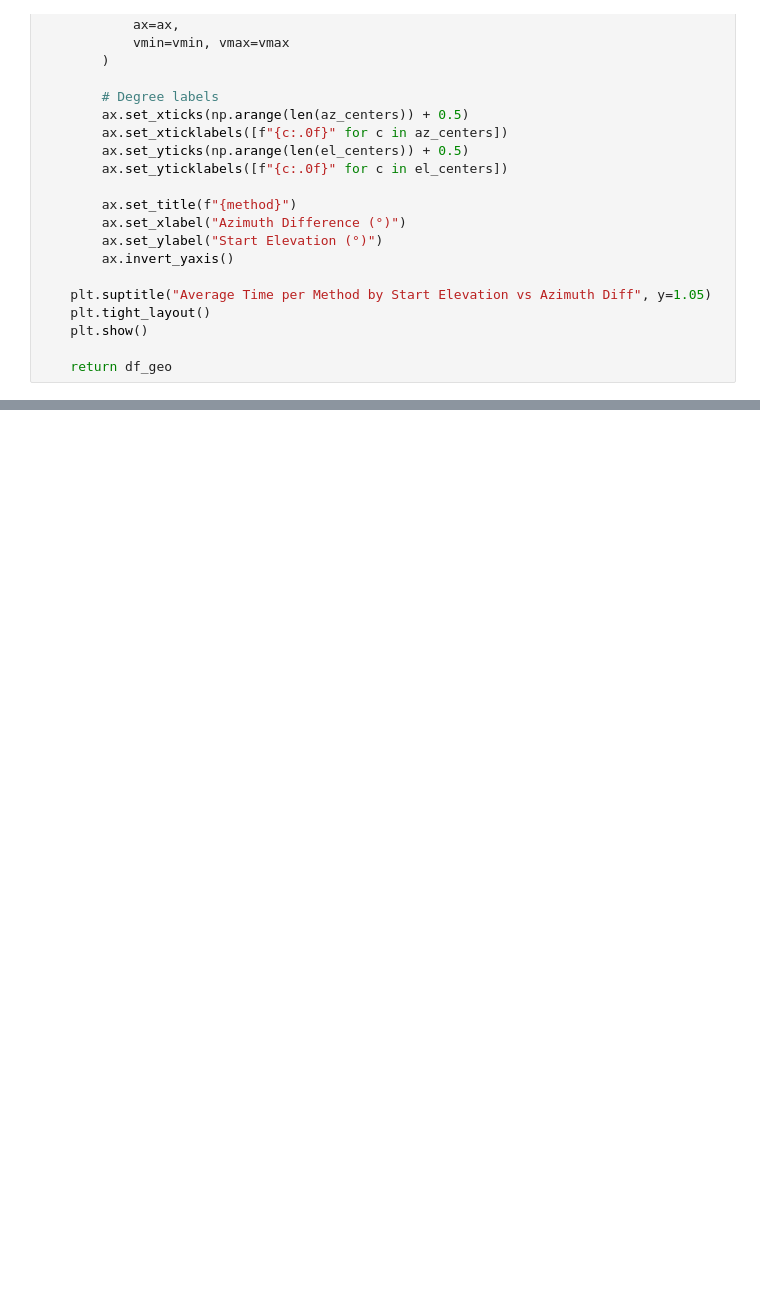
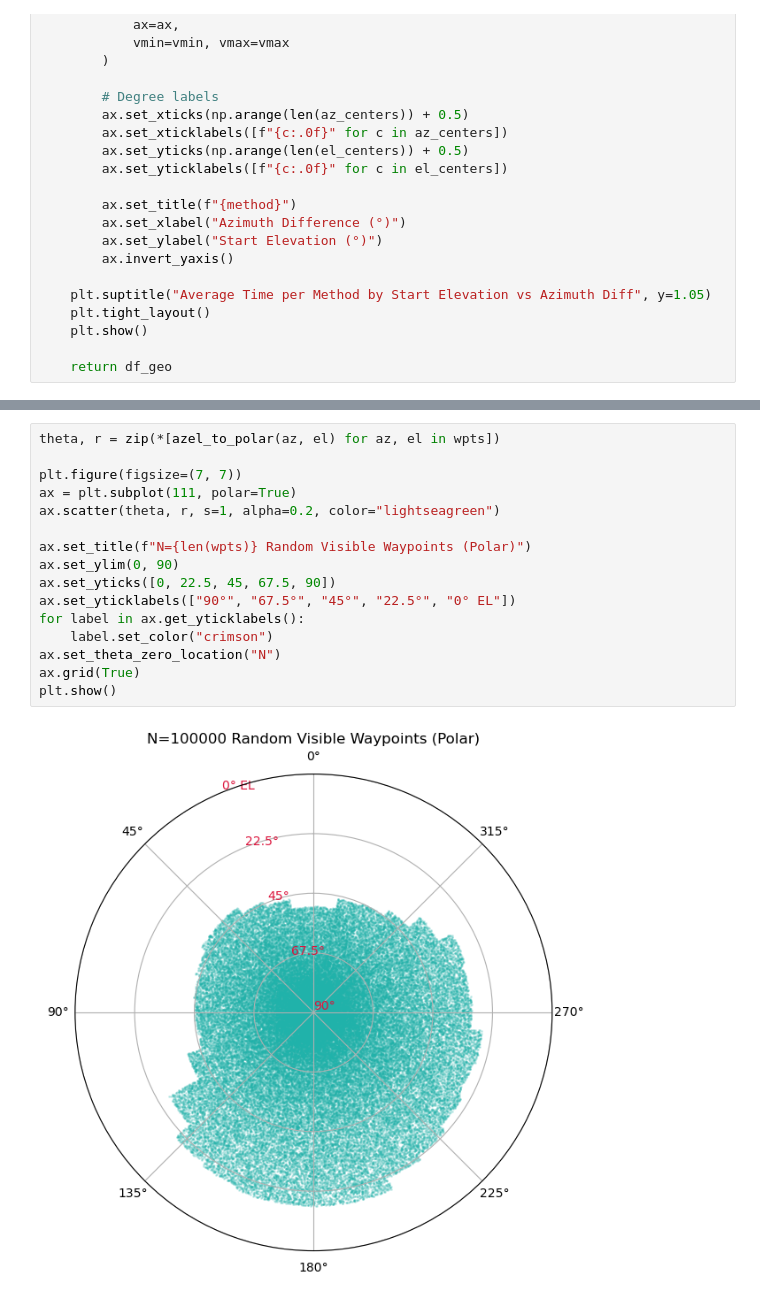
Before and after one commit to S-Wimmer1/Going-the-short-way, a Jupyter notebook: radtel2.0.ipynb, the cells around one changed output, grey strips where cells are left out. Saved outputs shown, nothing was run; the diff lists cells and outputs as text; blank space fills up the shorter version.

```diff
--- a/radtel2.0.ipynb
+++ b/radtel2.0.ipynb
@@ -1061,0 +1109,18 @@ fastest_method_heatmap(df_rand, bins_az=40, bins_el=15)
+# %%
+theta, r = zip(*[azel_to_polar(az, el) for az, el in wpts])
+
+plt.figure(figsize=(7, 7))
+ax = plt.subplot(111, polar=True)
+ax.scatter(theta, r, s=1, alpha=0.2, color="lightseagreen")
+
+ax.set_title(f"N={len(wpts)} Random Visible Waypoints (Polar)")
+ax.set_ylim(0, 90)
+ax.set_yticks([0, 22.5, 45, 67.5, 90])
+ax.set_yticklabels(["90°", "67.5°", "45°", "22.5°", "0° EL"])
+for label in ax.get_yticklabels():
+    label.set_color("crimson")
+ax.set_theta_zero_location("N")
+ax.grid(True)
+plt.show()
+# %% [output]
+[figure, added]
```
Also changed, not shown: parts of 15 cells of this notebook.
